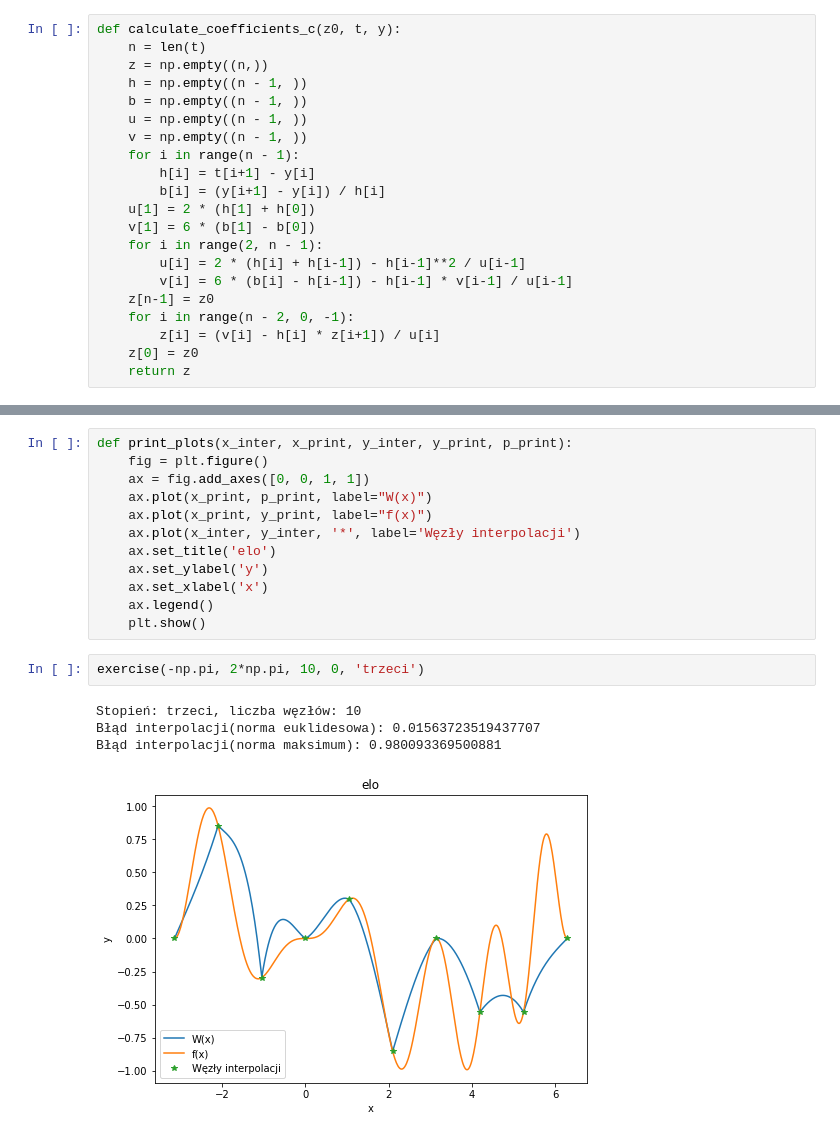
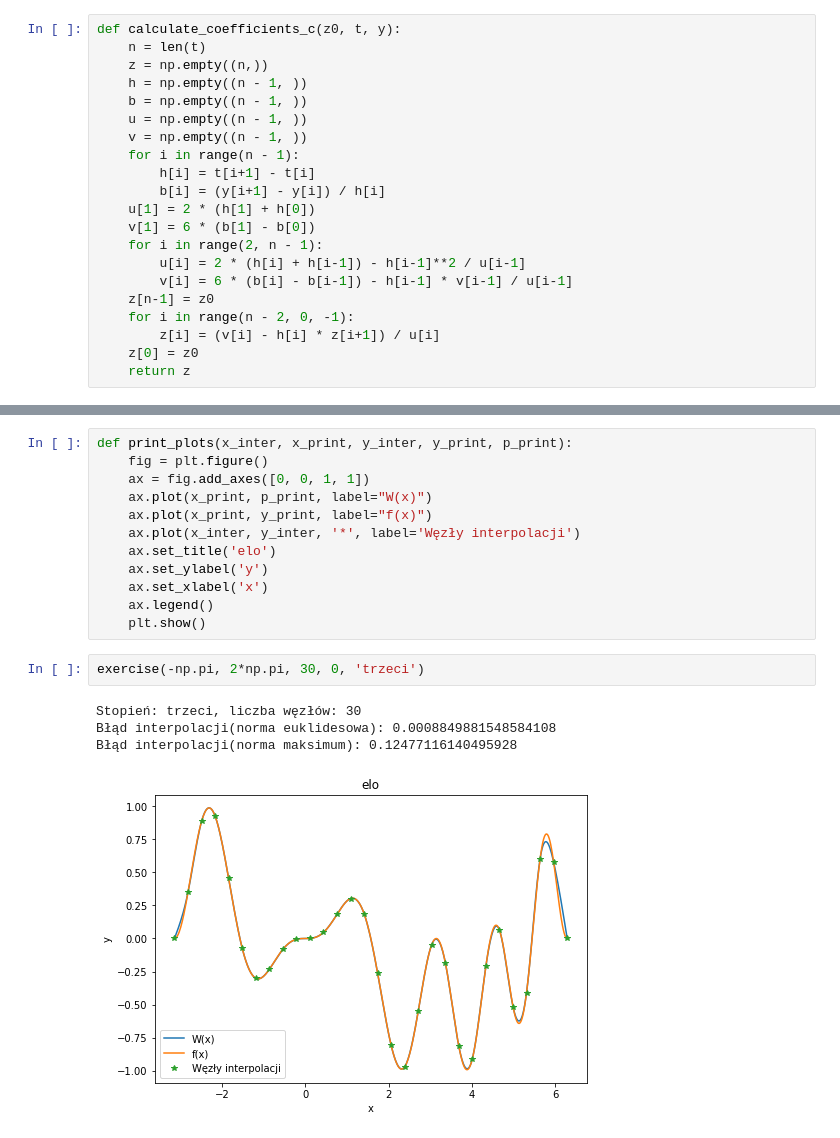
Before and after one commit to pawlooss1/MOwNiT, a Jupyter notebook: lab6/Spline.ipynb, the cells around one changed output, grey strips where cells are left out. Drawn from its saved outputs; the diff is of its cells as text.

```diff
--- a/lab6/Spline.ipynb
+++ b/lab6/Spline.ipynb
@@ -74,13 +74,13 @@ def calculate_coefficients_c(z0, t, y):
     u = np.empty((n - 1, ))
     v = np.empty((n - 1, ))
     for i in range(n - 1):
-        h[i] = t[i+1] - y[i]
+        h[i] = t[i+1] - t[i]
         b[i] = (y[i+1] - y[i]) / h[i]
     u[1] = 2 * (h[1] + h[0])
     v[1] = 6 * (b[1] - b[0])
     for i in range(2, n - 1):
         u[i] = 2 * (h[i] + h[i-1]) - h[i-1]**2 / u[i-1]
-        v[i] = 6 * (b[i] - h[i-1]) - h[i-1] * v[i-1] / u[i-1]
+        v[i] = 6 * (b[i] - b[i-1]) - h[i-1] * v[i-1] / u[i-1]
     z[n-1] = z0
     for i in range(n - 2, 0, -1):
         z[i] = (v[i] - h[i] * z[i+1]) / u[i]
@@ -139,9 +139,9 @@ def print_plots(x_inter, x_print, y_inter, y_print, p_print):
     ax.legend()
     plt.show()
 # %%
-exercise(-np.pi, 2*np.pi, 10, 0, 'trzeci')
+exercise(-np.pi, 2*np.pi, 30, 0, 'trzeci')
 # %% [output]
-Stopień: trzeci, liczba węzłów: 10
-Błąd interpolacji(norma euklidesowa): 0.01563723519437707
-Błąd interpolacji(norma maksimum): 0.980093369500881
+Stopień: trzeci, liczba węzłów: 30
+Błąd interpolacji(norma euklidesowa): 0.0008849881548584108
+Błąd interpolacji(norma maksimum): 0.12477116140495928
-[figure, old version]
+[figure, new version]
```
Also changed, not shown: parts of 1 cell of this notebook, 7 other files.
